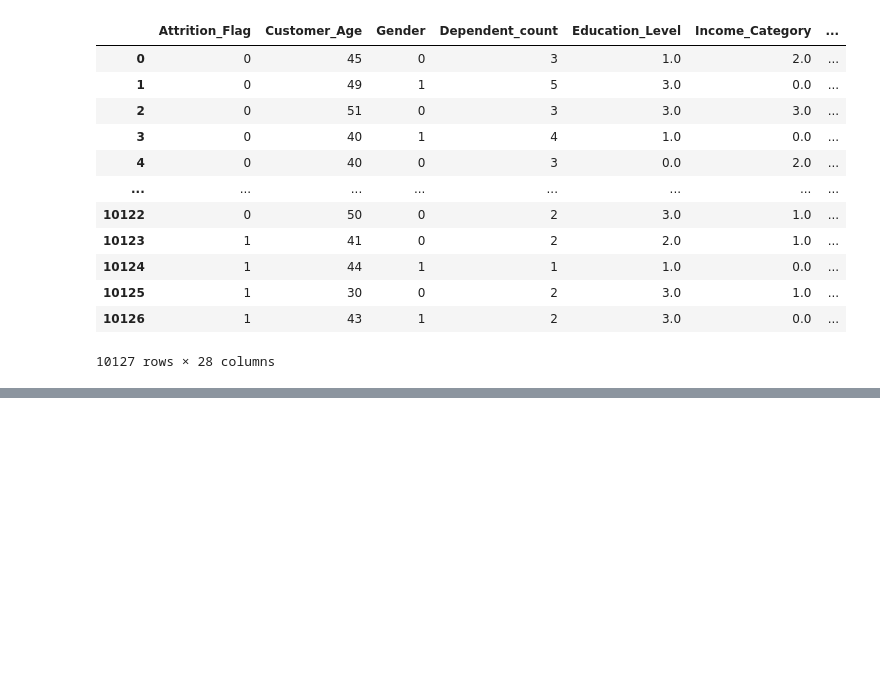
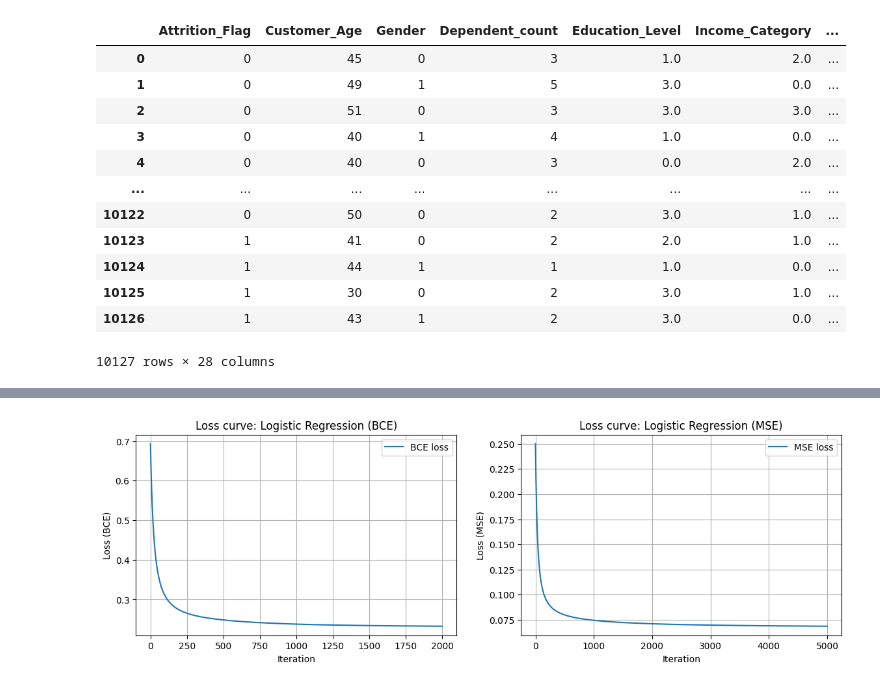
Before and after one commit to nj-nattida/Intro-to-ML, a Jupyter notebook: classification_compare.ipynb, the cells around one changed output, grey strips where cells are left out. Drawn from its saved outputs; the diff is of its cells as text; code cells hidden in the pictures; blank space fills up the shorter version.

```diff
--- a/classification_compare.ipynb
+++ b/classification_compare.ipynb
@@ -94,0 +99,19 @@ import plotly.express as px
+# %%
+rows = []   # one dict per model, filled by the cells below
+
+def evaluate(name, y_true, y_pred, y_score=None):
+    row = {
+        "model": name,
+        "accuracy":  accuracy_score(y_true, y_pred),
+        "precision": precision_score(y_true, y_pred, zero_division=0),
+        "recall":    recall_score(y_true, y_pred, zero_division=0),
+        "f1":        f1_score(y_true, y_pred, zero_division=0),
+        "roc_auc":   roc_auc_score(y_true, y_score) if y_score is not None else np.nan,
+    }
+    rows.append(row)
+    return row
+
+# Baseline: always predict the majority class
+majority = np.bincount(y_train).argmax()
+evaluate("baseline (majority class)", y_test, np.full_like(y_test, majority), np.full(len(y_test), 0.5))
+rows[-1]
@@ -95,73 +125,75 @@ import plotly.express as px
 # %%
 #Logistic regression select in rtype = MSE or BCE
 class LogisticRegressionScratch:
-    def __init__(self, learning_rate=0.01, num_iterations=1000, rtype='MSE'):
+    def __init__(self, learning_rate=0.1, num_iterations=2000, rtype='BCE', verbose=True):
         self.learning_rate = learning_rate
         self.num_iterations = num_iterations
+        self.rtype = rtype
+        self.verbose = verbose
         self.w = None
         self.b = None
         self.losses = []
-        self.rtype = rtype
 
-    def sigmoid(self, z):
+    @staticmethod
+    def sigmoid(z):
         z = np.clip(z, -500, 500)
         return 1 / (1 + np.exp(-z))
 
-    def predict_proba(self, X):
-        z = np.dot(X, self.w) + self.b
-        return self.sigmoid(z)
+    def _forward(self, X):                      # shape (n, 1)
+        return self.sigmoid(X @ self.w + self.b)
 
-    def predict(self, X):
-        probs = self.predict_proba(X)
-        return np.where(probs >= 0.5, 1, 0)
+    def predict_proba(self, X):                 # shape (n,)
+        return self._forward(np.asarray(X, dtype=float)).ravel()
 
-    def initialize_weights(self, n_features):
-        self.w = np.zeros((n_features, 1))
-        self.b = 0
+    def predict(self, X, threshold=0.5):        # shape (n,)
+        return (self.predict_proba(X) >= threshold).astype(int)
 
     def cost_function(self, h, y):
         m = len(y)
         if self.rtype == "MSE":
-            cost = (1/m) * np.sum((h - y)**2)
+            return np.sum((h - y) ** 2) / m
         elif self.rtype == "BCE":
-            cost = -(1/m) * np.sum(y*np.log(h+1e-8) + (1-y)*np.log(1-h+1e-8))
-        else:
-            raise ValueError("Invalid rtype. Use 'MSE' or 'BCE'.")
-        return cost
+            return -np.sum(y * np.log(h + 1e-8) + (1 - y) * np.log(1 - h + 1e-8)) / m
+        raise ValueError("Invalid rtype. Use 'MSE' or 'BCE'.")
 
     def fit(self, X, y):
-        X = np.array(X)
-        y = np.array(y).reshape(-1, 1)
+        X = np.asarray(X, dtype=float)
+        y = np.asarray(y, dtype=float).reshape(-1, 1)
+        m, n_features = X.shape
+        self.w = np.zeros((n_features, 1))
+        self.b = 0.0
         self.losses = []
-        m = len(y)
-        n_features = X.shape[1]
-        self.initialize_weights(n_features)
 
         for i in range(self.num_iterations):
-            probs = self.predict_proba(X)
-            error = self.cost_function(probs, y)
-            self.losses.append(error)
+            probs = self._forward(X)
+            self.losses.append(self.cost_function(probs, y))
 
             if self.rtype == "MSE":
                 dz = -2 * (y - probs) * probs * (1 - probs)
             else:  # BCE
                 dz = probs - y
 
-            gradient_w = (1/m) * np.dot(X.T, (dz))
-            gradient_b = (1/m) * np.sum((dz))
+            self.w -= self.learning_rate * (X.T @ dz) / m
+            self.b -= self.learning_rate * np.sum(dz) / m
 
-            self.w -= self.learning_rate * gradient_w
-            self.b -= self.learning_rate * gradient_b
-
-            if i % 100 == 0:
-                print(f"[{self.rtype}] Iteration {i}, Cost: {error}")
+            if self.verbose and i % 500 == 0:
+                print(f"[{self.rtype}] Iteration {i}, Cost: {self.losses[-1]:.5f}")
+        return self
 
     def plot_loss(self, ax=None):
         if ax is None:
-            fig, ax = plt.subplots(figsize=(8, 5))
-        ax.plot(range(self.num_iterations), self.losses, label=f'{self.rtype} Loss')
-        ax.set_xlabel("Iteration")
-        ax.set_ylabel(f"Loss ({self.rtype})")
-        ax.set_title(f"Loss Curve: Logistic Regression ({self.rtype})")
-        ax.grid(True)
-        ax.legend()
+            _, ax = plt.subplots(figsize=(8, 5))
+        ax.plot(self.losses, label=f'{self.rtype} loss')
+        ax.set_xlabel("Iteration"); ax.set_ylabel(f"Loss ({self.rtype})")
+        ax.set_title(f"Loss curve: Logistic Regression ({self.rtype})")
+        ax.grid(True); ax.legend()
+logreg_bce = LogisticRegressionScratch(learning_rate=0.1, num_iterations=2000, rtype='BCE').fit(X_train, y_train)
+evaluate("LogReg scratch (BCE)", y_test, logreg_bce.predict(X_test), logreg_bce.predict_proba(X_test))
+
+# MSE converges much more slowly, so give it the same learning rate and more iterations
+logreg_mse = LogisticRegressionScratch(learning_rate=0.1, num_iterations=5000, rtype='MSE').fit(X_train, y_train)
+evaluate("LogReg scratch (MSE)", y_test, logreg_mse.predict(X_test), logreg_mse.predict_proba(X_test))
+
+fig, axes = plt.subplots(1, 2, figsize=(14, 4))
+logreg_bce.plot_loss(axes[0]); logreg_mse.plot_loss(axes[1]); plt.show()
+# %% [output]
@@ -168,2 +214,3 @@ class LogisticRegressionScratch:
+[figure, added]
 # %%
 #Decision tree
```
Also changed, not shown: parts of 8 cells of this notebook, 3 other files.
